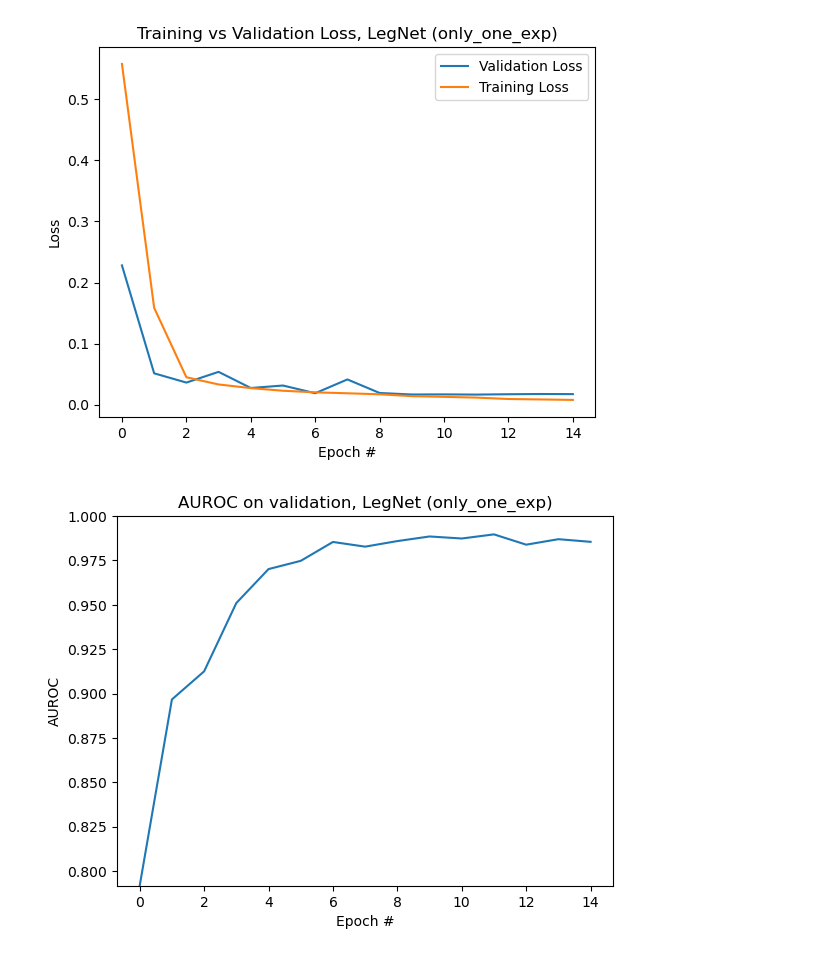
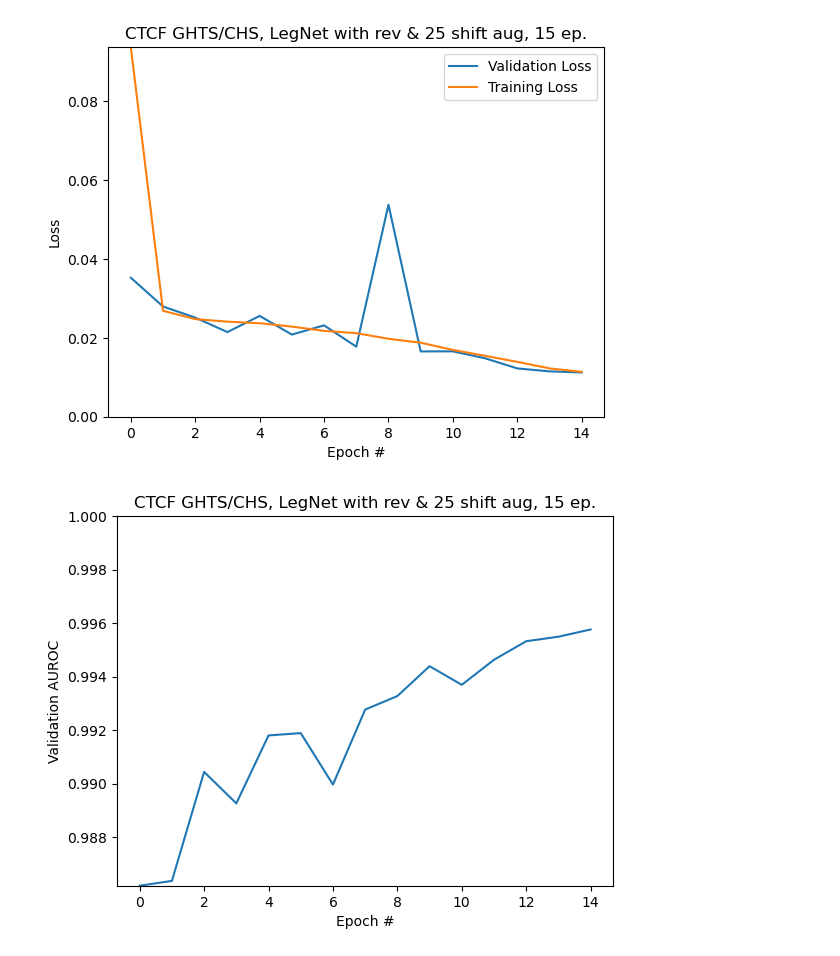
Before and after one commit to nikgr1/mex_legnet, a Jupyter notebook: visualization.ipynb, the cells around one changed output. Cells and saved outputs as stored; diff of their text form; code cells hidden in the pictures.

```diff
--- a/visualization.ipynb
+++ b/visualization.ipynb
@@ -8,9 +9,15 @@ warnings.filterwarnings("ignore", "is_categorical_dtype")
 warnings.filterwarnings("ignore", "use_inf_as_na")
 warnings.filterwarnings("ignore", "is_sparse")
 # %%
-# model_name, version, run_descr = 'with_aug', 0, 'BATF2 GHTS/CHS'
-model_name, version, run_descr = 'only_one_exp', 0, 'BATF2 GHTS/GHTS'
-path_to_models = '/home/nikgr/mex_models/%s/model'
-path_to_metrics = (path_to_models + '/lightning_logs/version_%d/metrics.csv') % (model_name, version)
-path_to_preds = (path_to_models % model_name) + '/predictions_new_format.tsv'
+model_name, version = 'CTCF_inv', 0
+# model_name, version, run_descr = 'only_one_exp', 0, 'BATF2 GHTS/GHTS'
+path_to_model = '/home/nikgr/mex_models/%s' % model_name
+path_to_metrics = path_to_model + '/model/lightning_logs/version_%d/metrics.csv' % version
+path_to_preds = path_to_model + '/model/predictions_new_format.tsv'
+path_to_conf = path_to_model + '/config.json'
 model_full_descr = 'LegNet (%s)' % (model_name)
+# %%
+print(path_to_conf)
+with open(path_to_conf) as f:
+    model_config = json.load(f)
+print(model_config)
@@ -16,0 +27,23 @@ model_full_descr = 'LegNet (%s)' % (model_name)
+# %%
+def get_aug_info(conf):
+    aug = []
+    if conf['reverse_augment']:
+        aug.append('rev')
+    if conf['use_shift']:
+        # aug.append(f'{conf["max_shift"][0]}-{conf["max_shift"][1]} shift')
+        aug.append(f'{conf["max_shift"][0]} shift')
+    if len(aug) == 0:
+        aug.append('w/o aug')
+    else:
+        aug[0] = 'with ' + aug[0]
+        aug[-1] = aug[-1] + ' aug'
+    return 'LegNet ' + ' & '.join(aug) + f', {conf["epoch_num"]} ep.'
+
+def get_run_info(conf):
+    train_split = conf["train_path"].split("/")
+    return f'{train_split[-1]} {train_split[-3]}/{conf["test_path"].split("/")[-3]}'
+
+aug_info = get_aug_info(model_config)
+run_info = get_run_info(model_config)
+print(aug_info)
+print(run_info)
@@ -40,23 +68,25 @@ metrics_df.tail()
 # %%
+ax = plt.axes()
+ax.set_ylim(0, max(metrics_df['val_loss'].max(), metrics_df['train_loss'].max()))
 plt.plot(metrics_df['epoch'], metrics_df['val_loss'], label='Validation Loss')
 plt.plot(metrics_df['epoch'], metrics_df['train_loss'], label='Training Loss')
-plt.title('Training vs Validation Loss, %s' % model_full_descr)
+plt.title('%s, %s' % (run_info, aug_info))
 plt.ylabel('Loss')
 plt.xlabel('Epoch #')
 plt.legend(loc='upper right')
 plt.show()
 # %% [output]
-[figure, old version]
+[figure, new version]
 # %%
 ax = plt.axes()
 ax.set_ylim(metrics_df['val_auroc'].min(), 1)
 plt.plot(metrics_df['epoch'], metrics_df['val_auroc'])
-plt.title('AUROC on validation, %s' % model_full_descr)
-plt.ylabel('AUROC')
+plt.title('%s, %s' % (run_info, aug_info))
+plt.ylabel('Validation AUROC')
 plt.xlabel('Epoch #')
 plt.show()
 # %% [output]
-[figure, old version]
+[figure, new version]
 # %%
 preds_df = pd.read_csv(path_to_preds, sep='\t')
 preds_df['avg_pred'] = (preds_df['forw_pred'] + preds_df['rev_pred']) / 2
```
Also changed, not shown: parts of 9 cells of this notebook, 3 other files.
